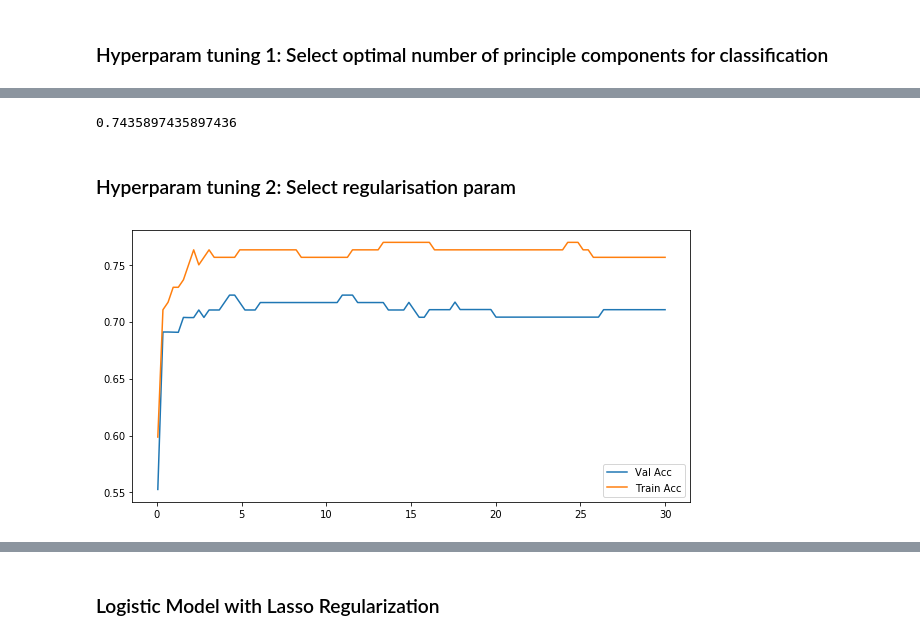
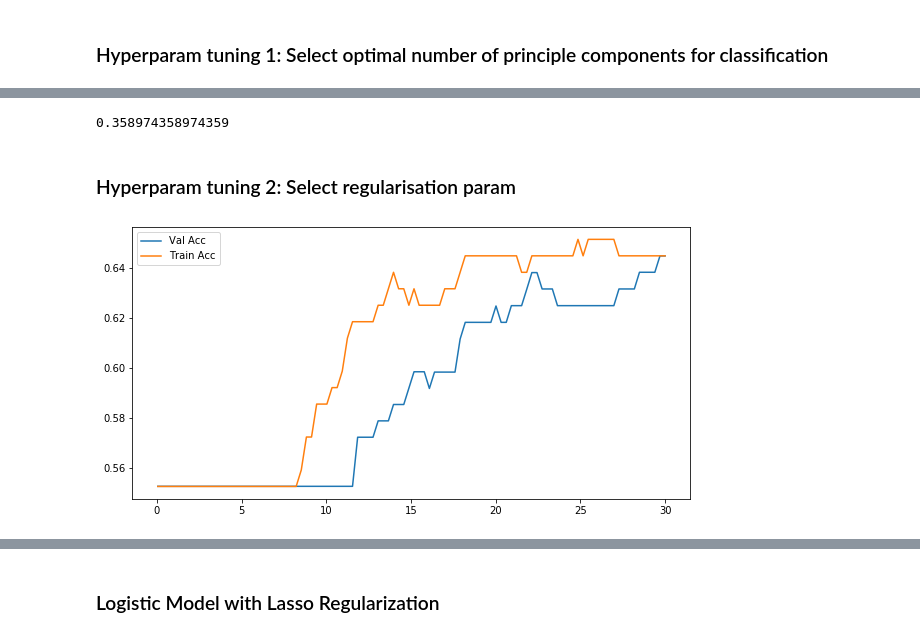
Before and after one commit to leonaisabelle/CUSP-ADS-Project, a Jupyter notebook: modelling_notebooks/binary_classification.ipynb, the cells around one changed output, grey strips where cells are left out. Saved outputs shown, nothing was run; the diff lists cells and outputs as text; code cells hidden in the pictures.

```diff
--- a/modelling_notebooks/binary_classification.ipynb
+++ b/modelling_notebooks/binary_classification.ipynb
@@ -139,5 +164,7 @@ optimal_C
 # %%
-logit = LogisticRegression(C=optimal_C).fit(XtrainS, Ytrain['HasGarden'])
+# logit = LogisticRegression(C=optimal_C).fit(XtrainS, Ytrain['HasGarden'])
+logit = LogisticRegression(C=optimal_C).fit(Xtrain, Ytrain['HasGarden'])
 # out of sample
-logit.score(XtestS, Ytest['HasGarden'])
+# logit.score(XtestS, Ytest['HasGarden'])
+logit.score(Xtest, Ytest['HasGarden'])
 # %% [output]
@@ -149,8 +211,13 @@ from sklearn.decomposition import SparsePCA
+# %%
+y_spca = data_spca[['HasGarden']]
+X_spca = data_spca.drop(columns=['GardenCounts', 'HasGarden'])
+
+Xtrain_spca, Xtest_spca, Ytrain_spca, Ytest_spca = train_test_split(X, y, test_size=0.20, random_state=42)
 # %%
 # apply sparse PCA
-spca = SparsePCA(n_components=XtrainS.shape[1]).fit(XtrainS)
-XtrainP = spca.transform(XtrainS)
-XtestP = spca.transform(XtestS)
+spca = SparsePCA(n_components=Xtrain_spca.shape[1]).fit(Xtrain_spca)
+XtrainP = spca.transform(Xtrain_spca)
+XtestP = spca.transform(Xtest_spca)
 # %%
 print(XtrainP.shape)
 print(XtestP.shape)
@@ -200,11 +273,11 @@ n_candidates = range(1, XtrainP.shape[1])
 for n in n_candidates:
     # Learn logistic regression over the training sample
     logit_spca_opt = LogisticRegression()
-    logit_spca_opt = logit_spca_opt.fit(XtrainP[:, :n], Ytrain['HasGarden']) #fit logistic regression model to training data
-    train_acc.append(logit_spca_opt.score(XtrainP[:, :n], Ytrain['HasGarden']))
+    logit_spca_opt = logit_spca_opt.fit(XtrainP[:, :n], Ytrain_spca['HasGarden']) #fit logistic regression model to training data
+    train_acc.append(logit_spca_opt.score(XtrainP[:, :n], Ytrain_spca['HasGarden']))
 
     # compute out of sample accuracy over validation set
-    mean_cross_val_acc.append(mean(cross_val_score(logit_spca_opt, XtrainP[:, :n], Ytrain['HasGarden'])))
+    mean_cross_val_acc.append(mean(cross_val_score(logit_spca_opt, XtrainP[:, :n], Ytrain_spca['HasGarden'])))
 
 
 # plot to see where it overfits
@@ -225,31 +298,31 @@ optimal_n
 # %%
 # for n in range(1, X_train_spca.shape[1]):
-logit_spca_opt = LogisticRegression().fit(XtrainP[:, :optimal_n], Ytrain['HasGarden'])
-logit_spca_opt.score(XtestP[:, :optimal_n], Ytest['HasGarden'])
+logit_spca_opt = LogisticRegression().fit(XtrainP[:, :optimal_n], Ytrain_spca['HasGarden'])
+logit_spca_opt.score(XtestP[:, :optimal_n], Ytest_spca['HasGarden'])
 # %% [output]
-0.7435897435897436
+0.358974358974359
 # %% [markdown]
 ### Hyperparam tuning 2: Select regularisation param
 # %%
 # hyperparam tuning for optimal C
 train_acc = []
 mean_cross_val_acc = []
 C_candidates = np.linspace(start=0.05, stop=30, num=100) # keep toggling these numbers
 
 for c in C_candidates:
-    logit = LogisticRegression(C=c).fit(XtrainP[:, :optimal_n], Ytrain['HasGarden'])
-    train_acc.append(logit.score(XtrainP[:, :optimal_n], Ytrain['HasGarden']))
-    mean_cross_val_acc.append(mean(cross_val_score(logit, XtrainP[:, :optimal_n], Ytrain['HasGarden'])))
+    logit = LogisticRegression(C=c).fit(XtrainP[:, :optimal_n], Ytrain_spca['HasGarden'])
+    train_acc.append(logit.score(XtrainP[:, :optimal_n], Ytrain_spca['HasGarden']))
+    mean_cross_val_acc.append(mean(cross_val_score(logit, XtrainP[:, :optimal_n], Ytrain_spca['HasGarden'])))
 
 # plot to see where it overfits
 plt.figure(figsize=(10,5))
 plt.plot(C_candidates, mean_cross_val_acc, label='Val Acc')
 plt.plot(C_candidates, train_acc, label='Train Acc')
 
 plt.legend()
 plt.show()
 # %% [output]
-[figure, old version]
+[figure, new version]
 # %%
 # best C value
 optimal_C = C_candidates[np.argmax(mean_cross_val_acc)]
```
Also changed, not shown: parts of 30 cells of this notebook.
